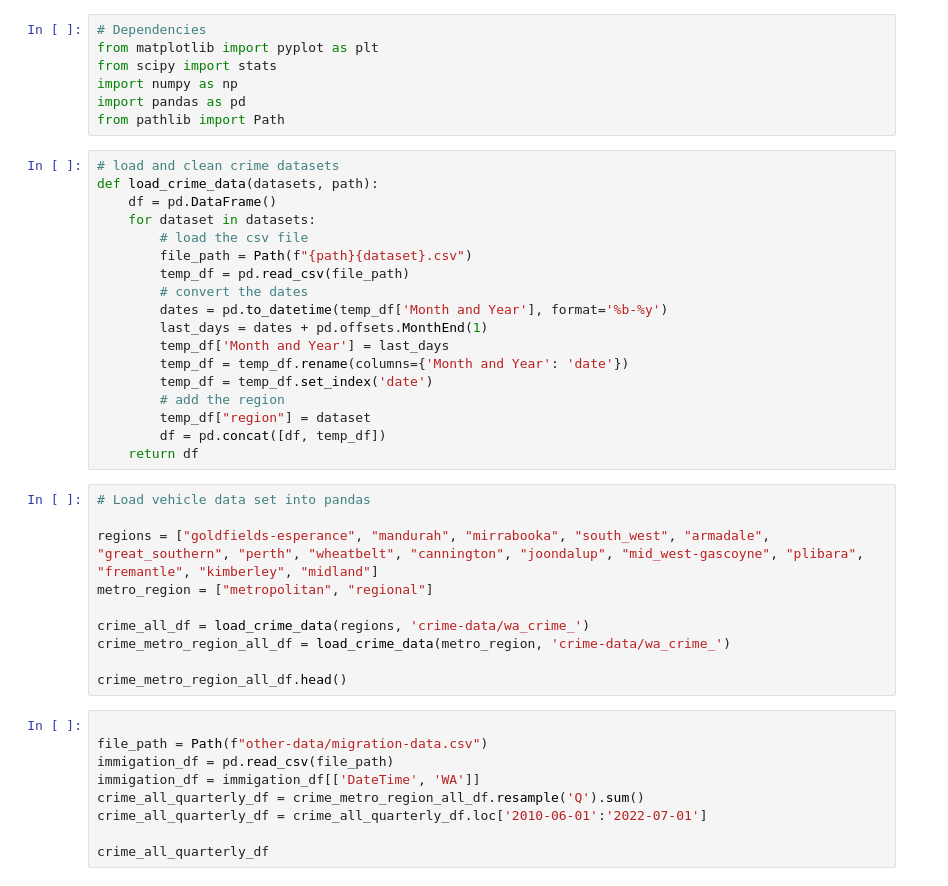
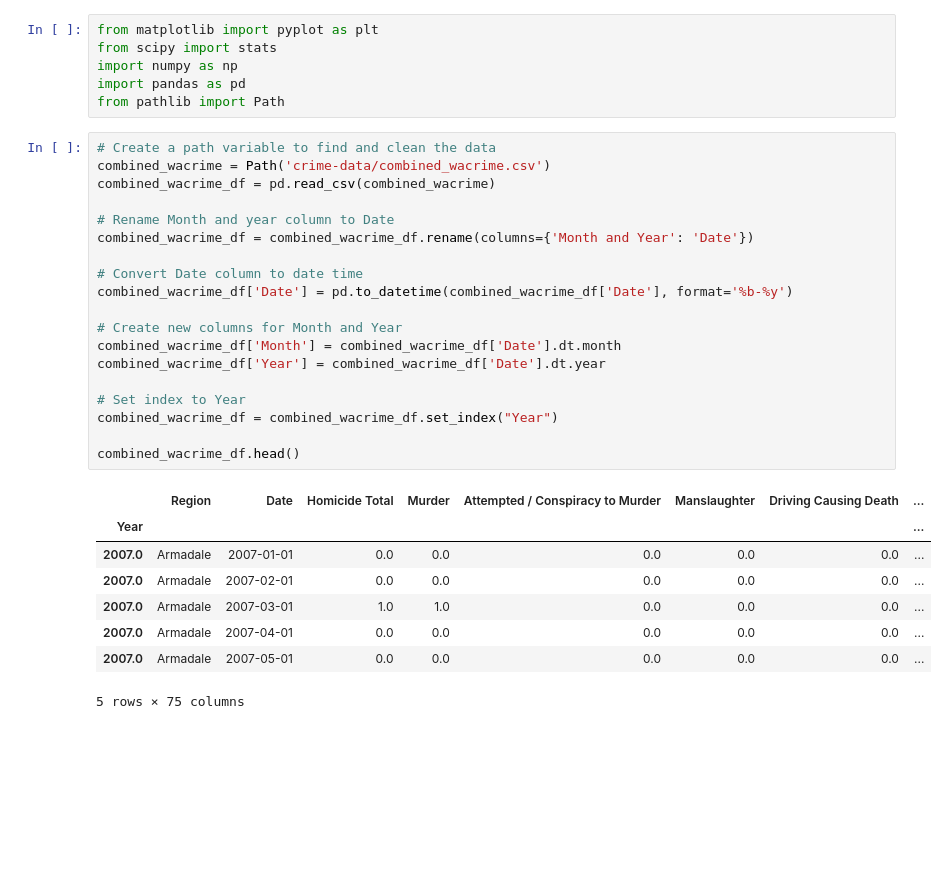
Before and after one commit to DrishP98/Project-1-, a Jupyter notebook: analysis-2.ipynb, the cells around one changed output. Drawn from its saved outputs; the diff is of its cells as text; blank space fills up the shorter version.

```diff
--- a/analysis-2.ipynb
+++ b/analysis-2.ipynb
@@ -1,44 +1,34 @@
 # %%
-# Dependencies
 from matplotlib import pyplot as plt
 from scipy import stats
 import numpy as np
 import pandas as pd
 from pathlib import Path
-# %%
-# load and clean crime datasets
-def load_crime_data(datasets, path):
-    df = pd.DataFrame()
-    for dataset in datasets:
-        # load the csv file
-        file_path = Path(f"{path}{dataset}.csv")
-        temp_df = pd.read_csv(file_path)
-        # convert the dates
-        dates = pd.to_datetime(temp_df['Month and Year'], format='%b-%y')
-        last_days = dates + pd.offsets.MonthEnd(1)
-        temp_df['Month and Year'] = last_days
-        temp_df = temp_df.rename(columns={'Month and Year': 'date'})
-        temp_df = temp_df.set_index('date')
-        # add the region
-        temp_df["region"] = dataset
-        df = pd.concat([df, temp_df])
-    return df
-# %%
-# Load vehicle data set into pandas
-
-regions = ["goldfields-esperance", "mandurah", "mirrabooka", "south_west", "armadale", "great_southern", "perth", "wheatbelt", "cannington", "joondalup", "mid_west-gascoyne", "plibara", "fremantle", "kimberley", "midland"]
-metro_region = ["metropolitan", "regional"]
-
-crime_all_df = load_crime_data(regions, 'crime-data/wa_crime_')
-crime_metro_region_all_df = load_crime_data(metro_region, 'crime-data/wa_crime_')
-
-crime_metro_region_all_df.head()
-# %%
-
-file_path = Path(f"other-data/migration-data.csv")
-immigation_df = pd.read_csv(file_path)
-immigation_df = immigation_df[['DateTime', 'WA']]
-crime_all_quarterly_df = crime_metro_region_all_df.resample('Q').sum()
-crime_all_quarterly_df = crime_all_quarterly_df.loc['2010-06-01':'2022-07-01']
-
-crime_all_quarterly_df
+# %%
+# Create a path variable to find and clean the data
+combined_wacrime = Path('crime-data/combined_wacrime.csv')
+combined_wacrime_df = pd.read_csv(combined_wacrime)
+
+# Rename Month and year column to Date
+combined_wacrime_df = combined_wacrime_df.rename(columns={'Month and Year': 'Date'})
+
+# Convert Date column to date time
+combined_wacrime_df['Date'] = pd.to_datetime(combined_wacrime_df['Date'], format='%b-%y')
+
+# Create new columns for Month and Year
+combined_wacrime_df['Month'] = combined_wacrime_df['Date'].dt.month
+combined_wacrime_df['Year'] = combined_wacrime_df['Date'].dt.year
+
+# Set index to Year
+combined_wacrime_df = combined_wacrime_df.set_index("Year")
+
+combined_wacrime_df.head()
+# %% [output]
+|  | Region | Date | Homicide Total | Murder | Attempted / Conspiracy to Murder | Manslaughter | Driving Causing Death | ... |
+| Year |  |  |  |  |  |  |  | ... |
+| 2007.0 | Armadale | 2007-01-01 | 0.0 | 0.0 | 0.0 | 0.0 | 0.0 | ... |
+| 2007.0 | Armadale | 2007-02-01 | 0.0 | 0.0 | 0.0 | 0.0 | 0.0 | ... |
+| 2007.0 | Armadale | 2007-03-01 | 1.0 | 1.0 | 0.0 | 0.0 | 0.0 | ... |
+| 2007.0 | Armadale | 2007-04-01 | 0.0 | 0.0 | 0.0 | 0.0 | 0.0 | ... |
+| 2007.0 | Armadale | 2007-05-01 | 0.0 | 0.0 | 0.0 | 0.0 | 0.0 | ... |
+5 rows × 75 columns
```
Also changed, not shown: parts of 3 cells of this notebook.
